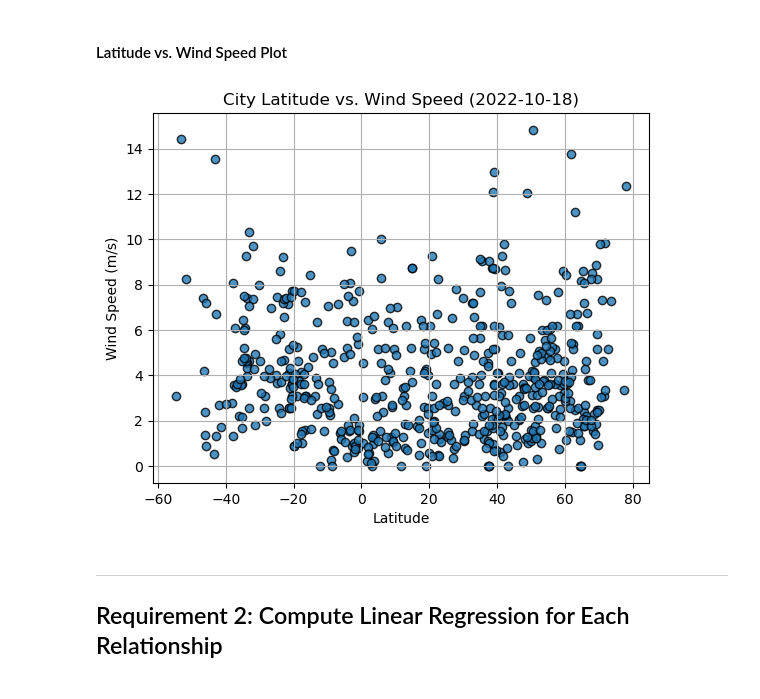
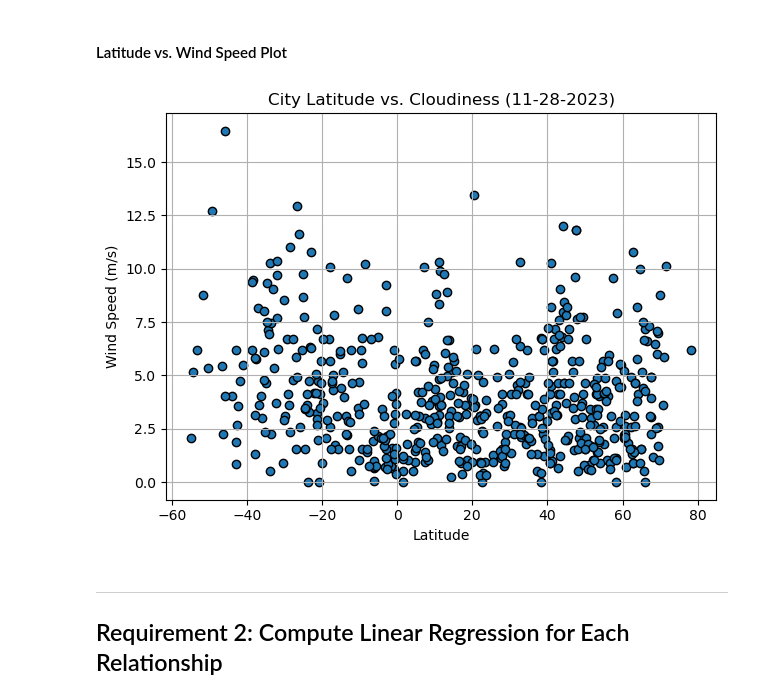
Before and after one commit to grvcielv/python-api-challenge, a Jupyter notebook: WeatherPy/WeatherPy.ipynb, the cells around one changed output. Saved outputs shown, nothing was run; the diff lists cells and outputs as text; code cells hidden in the pictures.

```diff
--- a/WeatherPy/WeatherPy.ipynb
+++ b/WeatherPy/WeatherPy.ipynb
@@ -246,18 +259,22 @@ plt.show()
 #### Latitude vs. Wind Speed Plot
 # %%
 # Build the scatter plots for latitude vs. wind speed
-# YOUR CODE HERE
-
+plt.scatter(city_data_df["Lat"], city_data_df["Wind Speed"], edgecolors="k")
+date = datetime.now()
+date = date.strftime("%m-%d-%Y")
 # Incorporate the other graph properties
-# YOUR CODE HERE
-
+plt.grid(True)
+plt.title(f"City Latitude vs. Cloudiness ({date})")
+plt.ylabel("Wind Speed (m/s)")
+plt.xlabel("Latitude")
+plt.tight_layout()
 # Save the figure
 plt.savefig("output_data/Fig4.png")
 
 # Show plot
 plt.show()
 # %% [output]
-[figure, old version]
+[figure, new version]
 # %% [markdown]
 ---
 
```
Also changed, not shown: parts of 30 cells of this notebook, 6 other files.
